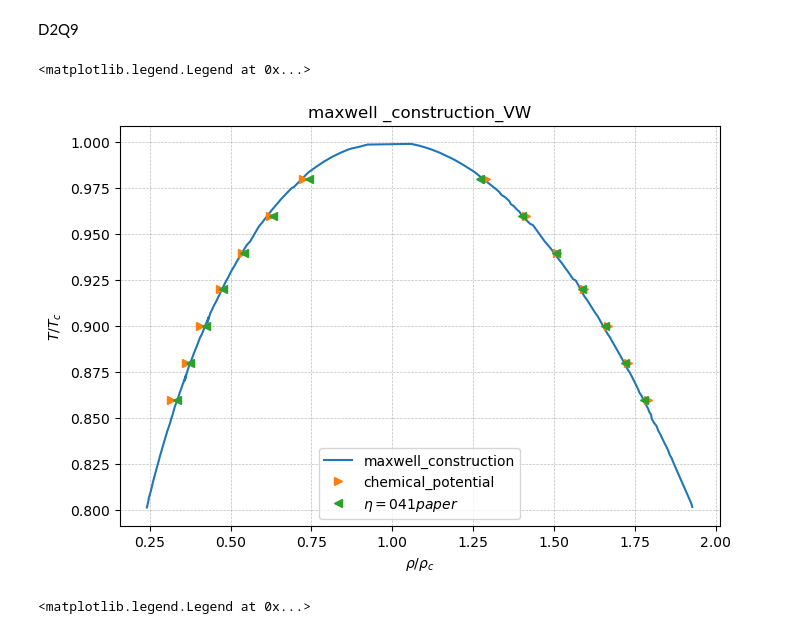
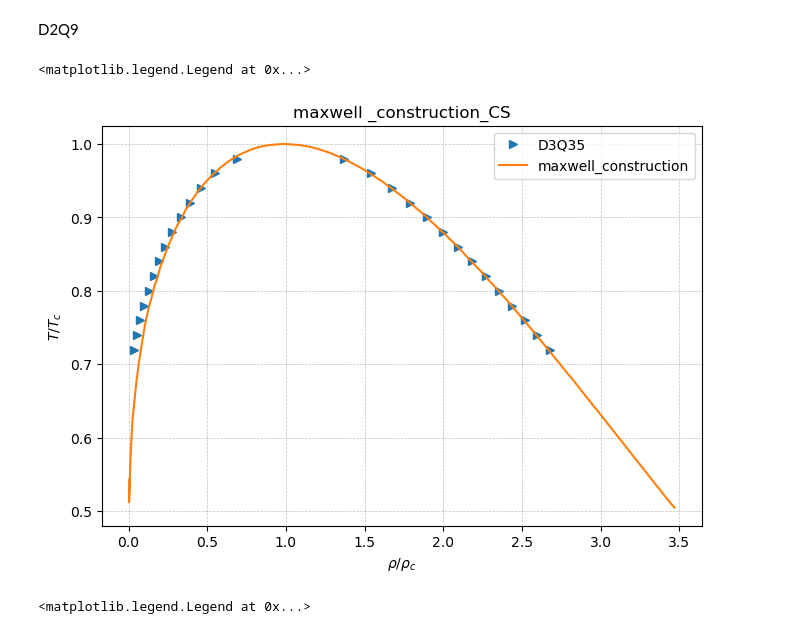
Before and after one commit to Ganesh-Kumar-B/multiphase, a Jupyter notebook: D3Q35_CS/testnotebook.ipynb, the cells around one changed output. Drawn from its saved outputs; the diff is of its cells as text; code cells hidden in the pictures.

```diff
--- a/D3Q35_CS/testnotebook.ipynb
+++ b/D3Q35_CS/testnotebook.ipynb
@@ -23,46 +23,40 @@ type(image_path)
 
 
 
-d1=np.loadtxt(fname='./datas/maxwell_construction.csv',delimiter = ',',skiprows=1)
-d2=np.loadtxt(fname='./datas/maxwell_construction_mathematica.csv',delimiter = ',',skiprows=0)
-d3=np.loadtxt(fname='./datas/maxwell_construction_praveen.csv',delimiter = ',',skiprows=0)
-d4=np.loadtxt(fname='./datas/chemical_potential.txt',delimiter = ',',skiprows=1)
-d5=np.loadtxt(fname='./datas/4th_order_41.txt',delimiter = ',',skiprows=1)
-# d6=np.loadtxt(fname='./datas/2nd.txt',delimiter = ',',skiprows=1)
-# d7=np.loadtxt(fname='./datas/mixed.txt',delimiter = ',',skiprows=1)
+d1=np.loadtxt(fname='./datas/Chemical_potential.txt',delimiter = ',',skiprows=1)
+d2=np.loadtxt(fname='./datas/maxwellconstruction_cs_high_density_ratio.csv',delimiter = ',',skiprows=0)
 
 
 
 
 
 fig = plt.figure(figsize=(6,4))
 ax1 = fig.add_axes([0,0,1,1])
 
 # ax1.plot(rho,Temp,'.', label = 'Analytical match from Mathematica')
-# ax1.plot(d2[:,1],d2[:,2],'-',label = 'maxwell_construction')
-ax1.plot(d3[:,0],d3[:,1],'-',label = 'maxwell_construction')
-ax1.plot(d4[:,1],d4[:,0],'>',label = 'chemical_potential')
-ax1.plot(d5[:,1],d5[:,0],'<',label = r'$\eta = 0 41 paper$')
+ax1.plot(d1[:,1],d1[:,0],'>',label = 'D3Q35')
+ax1.plot(d2[:,0],d2[:,1],'-',label = 'maxwell_construction')
+
 # ax1.plot(d6[:,1],d6[:,0],'>',label = '2nd')
 # ax1.plot(d7[:,1],d7[:,0],'>',label = 'mixed')
 
 
 
 
-plt.title("maxwell _construction_VW")
+plt.title("maxwell _construction_CS")
 
 
 ax1.set_xlabel(r'$\rho / \rho_{c}$')
 ax1.set_ylabel(r'$T / T_{c}$')
 
 
 #
 
 ax1.grid(alpha=0.5,lw=0.5,ls='--',color='tab:gray')
 ax1.legend()
 # %% [output]
 <matplotlib.legend.Legend at 0x...>
-[figure, old version]
+[figure, new version]
 # %%
 import matplotlib.pyplot as plt
 import numpy as np
```
Also changed, not shown: 6 other files.
